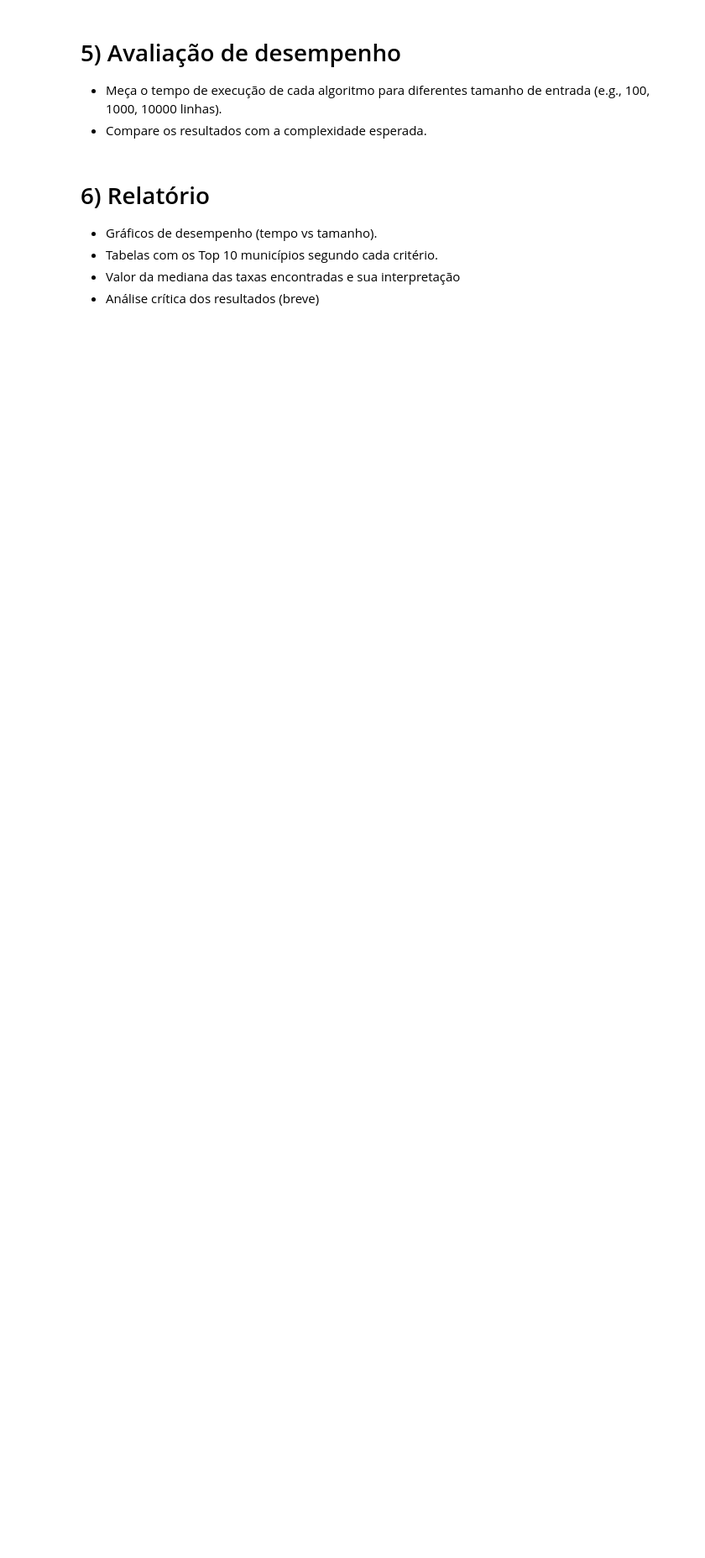
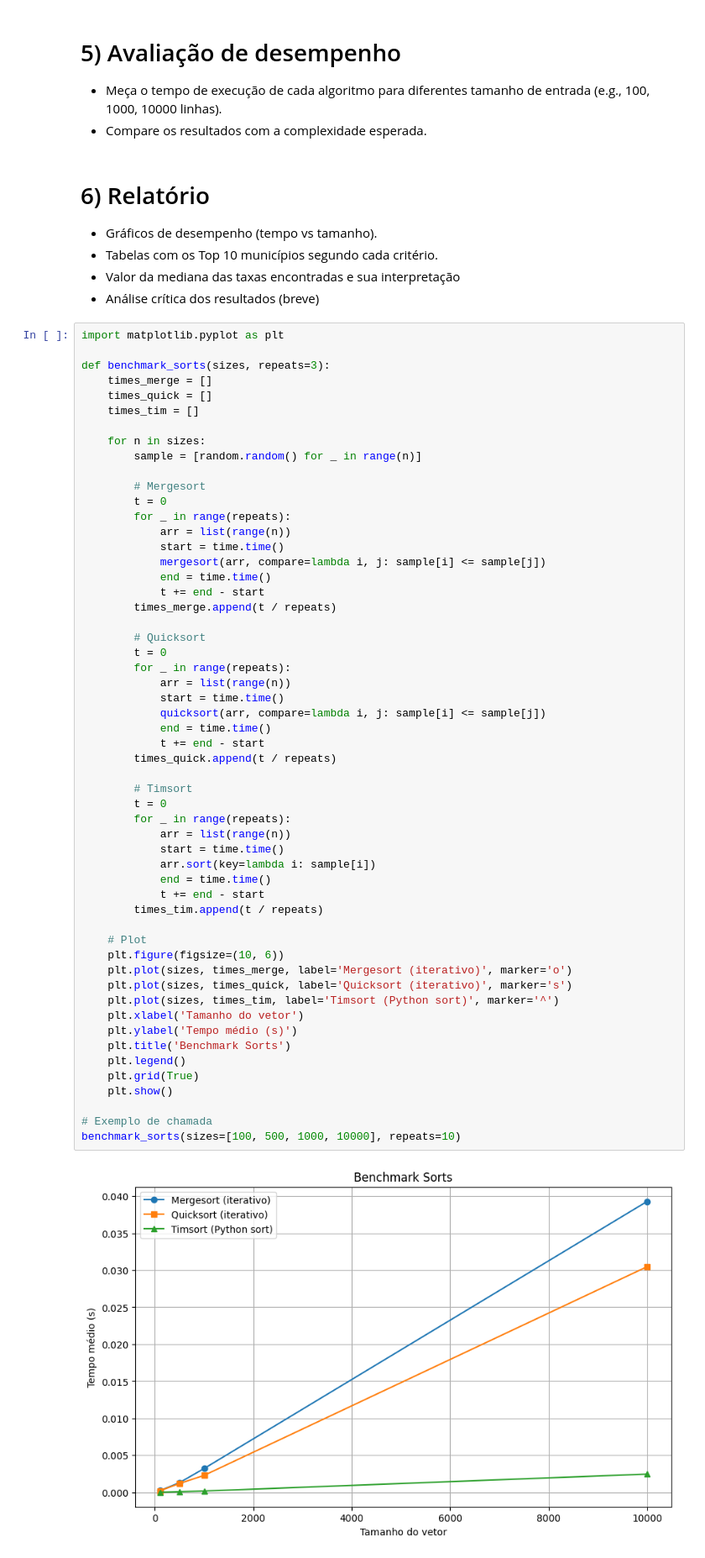
Before and after one commit to stepsbtw/Algoritmos, a Jupyter notebook: algorithms_assignment_1.ipynb, the cells around one changed output. Shown: that part at 84% size. Cells and saved outputs as stored; diff of their text form; blank space fills up the shorter version.

```diff
--- a/algorithms_assignment_1.ipynb
+++ b/algorithms_assignment_1.ipynb
@@ -547,3 +632,60 @@ Quickmedian: 31.678667068481445
 - Tabelas com os Top 10 municípios segundo cada critério.
 - Valor da mediana das taxas encontradas e sua interpretação
 - Análise crítica dos resultados (breve)
+# %%
+import matplotlib.pyplot as plt
+
+def benchmark_sorts(sizes, repeats=3):
+    times_merge = []
+    times_quick = []
+    times_tim = []
+
+    for n in sizes:
+        sample = [random.random() for _ in range(n)]
+
+        # Mergesort
+        t = 0
+        for _ in range(repeats):
+            arr = list(range(n))
+            start = time.time()
+            mergesort(arr, compare=lambda i, j: sample[i] <= sample[j])
+            end = time.time()
+            t += end - start
+        times_merge.append(t / repeats)
+
+        # Quicksort
+        t = 0
+        for _ in range(repeats):
+            arr = list(range(n))
+            start = time.time()
+            quicksort(arr, compare=lambda i, j: sample[i] <= sample[j])
+            end = time.time()
+            t += end - start
+        times_quick.append(t / repeats)
+
+        # Timsort
+        t = 0
+        for _ in range(repeats):
+            arr = list(range(n))
+            start = time.time()
+            arr.sort(key=lambda i: sample[i])
+            end = time.time()
+            t += end - start
+        times_tim.append(t / repeats)
+
+    # Plot
+    plt.figure(figsize=(10, 6))
+    plt.plot(sizes, times_merge, label='Mergesort (iterativo)', marker='o')
+    plt.plot(sizes, times_quick, label='Quicksort (iterativo)', marker='s')
+    plt.plot(sizes, times_tim, label='Timsort (Python sort)', marker='^')
+    plt.xlabel('Tamanho do vetor')
+    plt.ylabel('Tempo médio (s)')
+    plt.title('Benchmark Sorts')
+    plt.legend()
+    plt.grid(True)
+    plt.show()
+
+# Exemplo de chamada
+benchmark_sorts(sizes=[100, 500, 1000, 10000], repeats=10)
+# %% [output]
+[figure, added]
```
Also changed, not shown: parts of 13 cells of this notebook.
